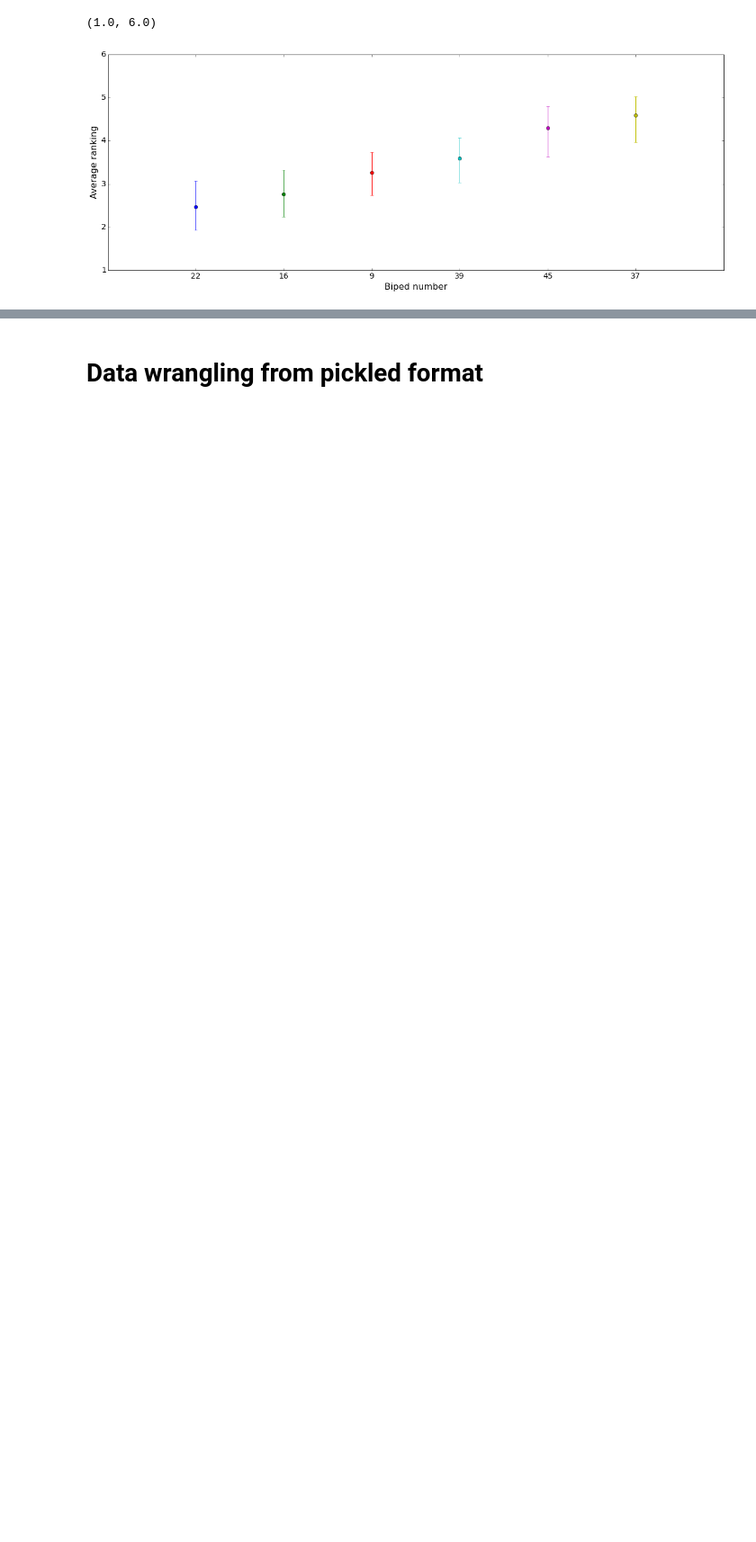
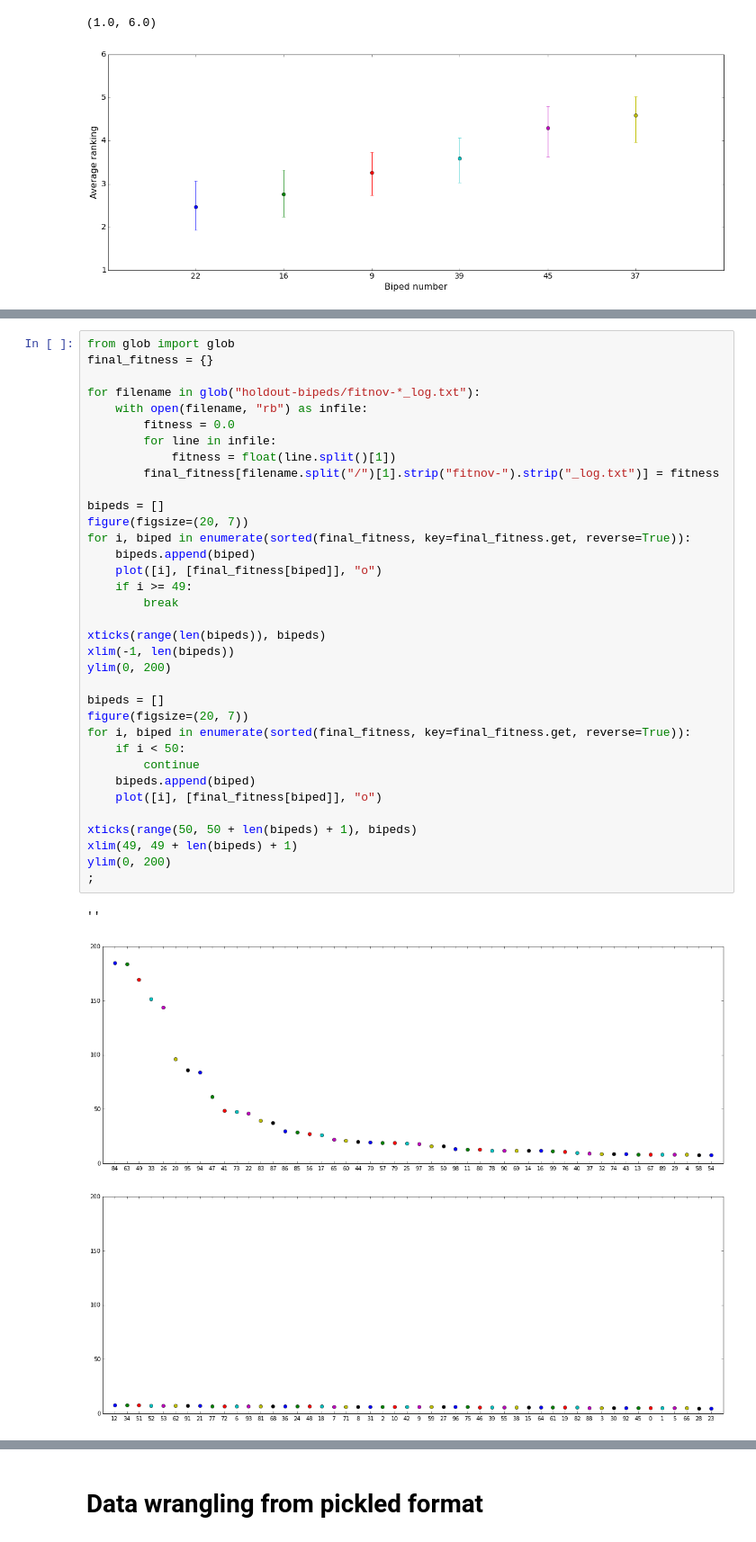
Before and after one commit to rhiever/AMT-biped-analysis, a Jupyter notebook: Biped AMT ratings.ipynb, the cells around one changed output, grey strips where cells are left out. Shown at 90% size. Cells and saved outputs as stored; diff of their text form; blank space fills up the shorter version.

Commit message:
Add analysis of initial holdout set data

```diff
--- a/Biped AMT ratings.ipynb
+++ b/Biped AMT ratings.ipynb
@@ -549,0 +602,39 @@ ylim(1.0, 6.0)
+# %%
+from glob import glob
+final_fitness = {}
+
+for filename in glob("holdout-bipeds/fitnov-*_log.txt"):
+    with open(filename, "rb") as infile:
+        fitness = 0.0
+        for line in infile:
+            fitness = float(line.split()[1])
+        final_fitness[filename.split("/")[1].strip("fitnov-").strip("_log.txt")] = fitness
+
+bipeds = []
+figure(figsize=(20, 7))
+for i, biped in enumerate(sorted(final_fitness, key=final_fitness.get, reverse=True)):
+    bipeds.append(biped)
+    plot([i], [final_fitness[biped]], "o")
+    if i >= 49:
+        break
+
+xticks(range(len(bipeds)), bipeds)
+xlim(-1, len(bipeds))
+ylim(0, 200)
+
+bipeds = []
+figure(figsize=(20, 7))
+for i, biped in enumerate(sorted(final_fitness, key=final_fitness.get, reverse=True)):
+    if i < 50:
+        continue
+    bipeds.append(biped)
+    plot([i], [final_fitness[biped]], "o")
+
+xticks(range(50, 50 + len(bipeds) + 1), bipeds)
+xlim(49, 49 + len(bipeds) + 1)
+ylim(0, 200)
+;
+# %% [output]
+''
+[figure, added]
+[figure, added]
```
Also changed, not shown: parts of 18 cells of this notebook.
